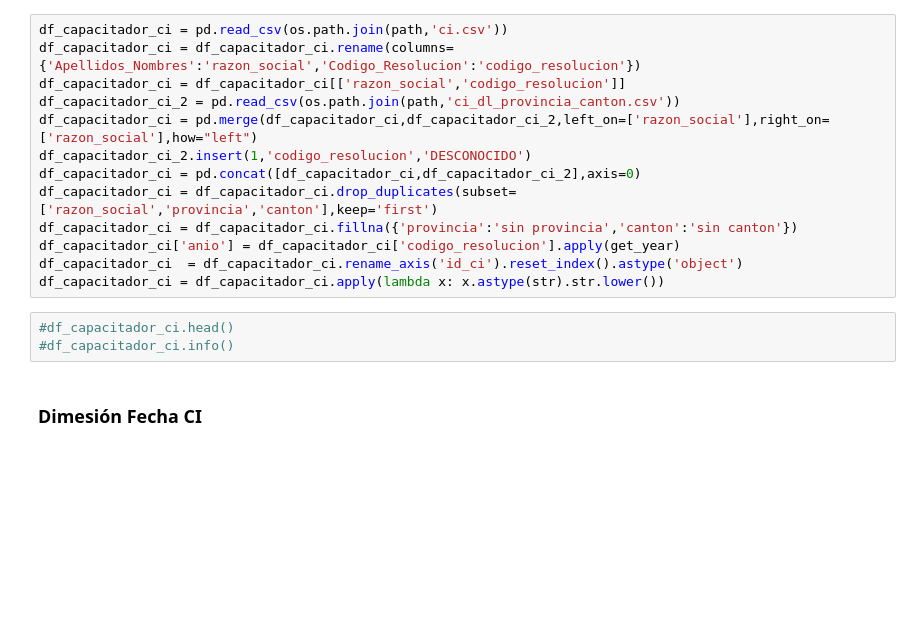
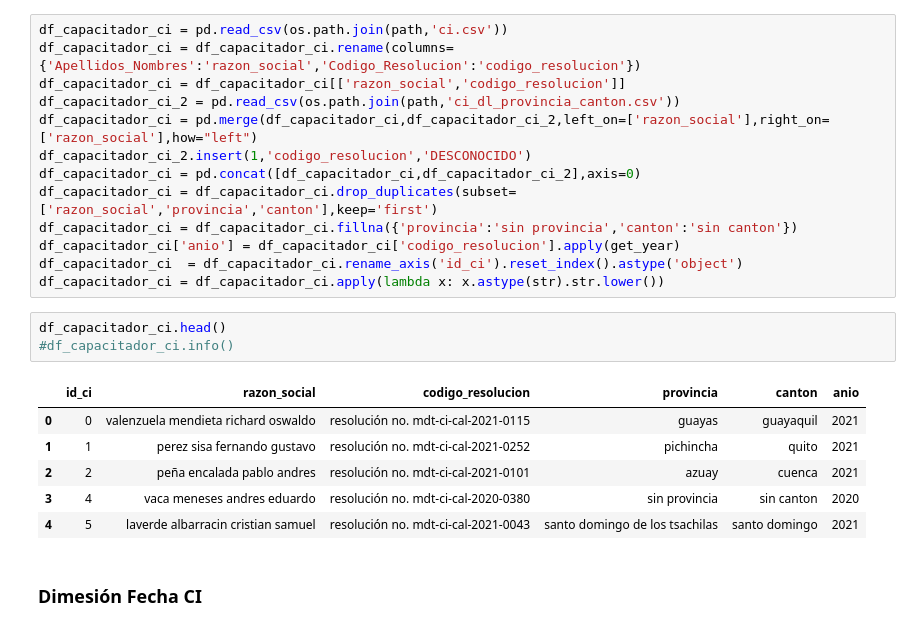
Before and after one commit to Herziox/Data-Mining-System-SETEC, a Jupyter notebook: 3_data_preprocesing_module/ETL_Datawarehouse.ipynb, the cells around one changed output. Cells and saved outputs as stored; diff of their text form; blank space fills up the shorter version.

```diff
--- a/3_data_preprocesing_module/ETL_Datawarehouse.ipynb
+++ b/3_data_preprocesing_module/ETL_Datawarehouse.ipynb
@@ -255,8 +285,15 @@ df_capacitador_ci['anio'] = df_capacitador_ci['codigo_resolucion'].apply(get_yea
 df_capacitador_ci  = df_capacitador_ci.rename_axis('id_ci').reset_index().astype('object')
 df_capacitador_ci = df_capacitador_ci.apply(lambda x: x.astype(str).str.lower())
 # %%
-#df_capacitador_ci.head()
+df_capacitador_ci.head()
 #df_capacitador_ci.info()
+# %% [output]
+|  | id_ci | razon_social | codigo_resolucion | provincia | canton | anio |
+| 0 | 0 | valenzuela mendieta richard oswaldo | resolución no. mdt-ci-cal-2021-0115 | guayas | guayaquil | 2021 |
+| 1 | 1 | perez sisa fernando gustavo | resolución no. mdt-ci-cal-2021-0252 | pichincha | quito | 2021 |
+| 2 | 2 | peña encalada pablo andres | resolución no. mdt-ci-cal-2021-0101 | azuay | cuenca | 2021 |
+| 3 | 4 | vaca meneses andres eduardo | resolución no. mdt-ci-cal-2020-0380 | sin provincia | sin canton | 2020 |
+| 4 | 5 | laverde albarracin cristian samuel | resolución no. mdt-ci-cal-2021-0043 | santo domingo de los tsachilas | santo domingo | 2021 |
 # %% [markdown]
 ### Dimesión Fecha CI
 # %%
```
Also changed, not shown: parts of 22 cells of this notebook, 6 other files.
